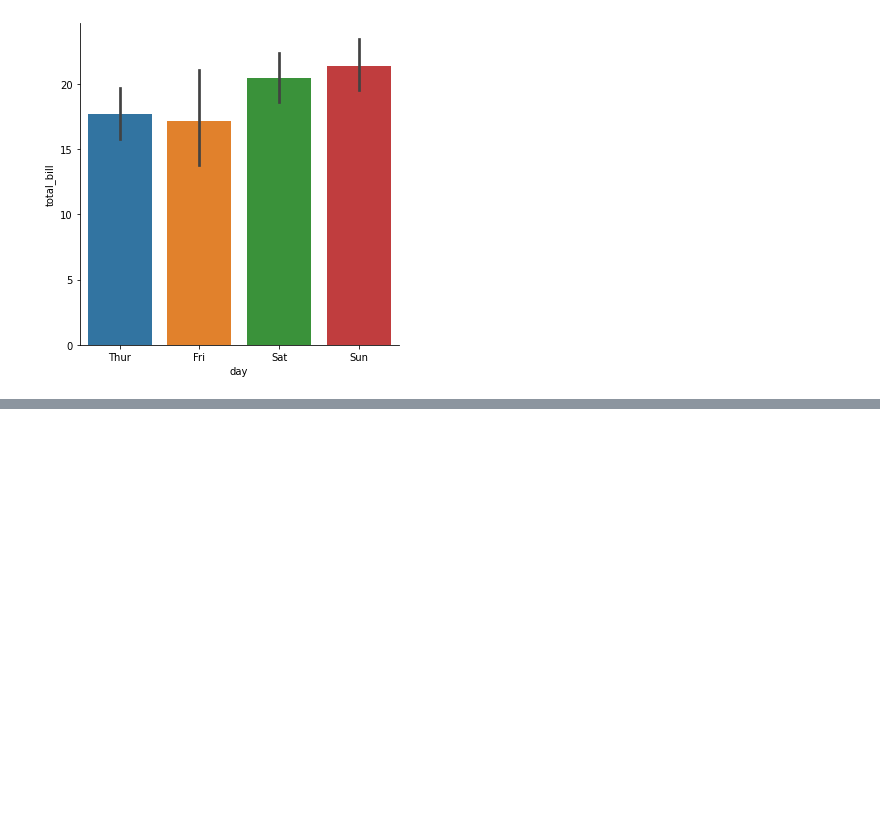
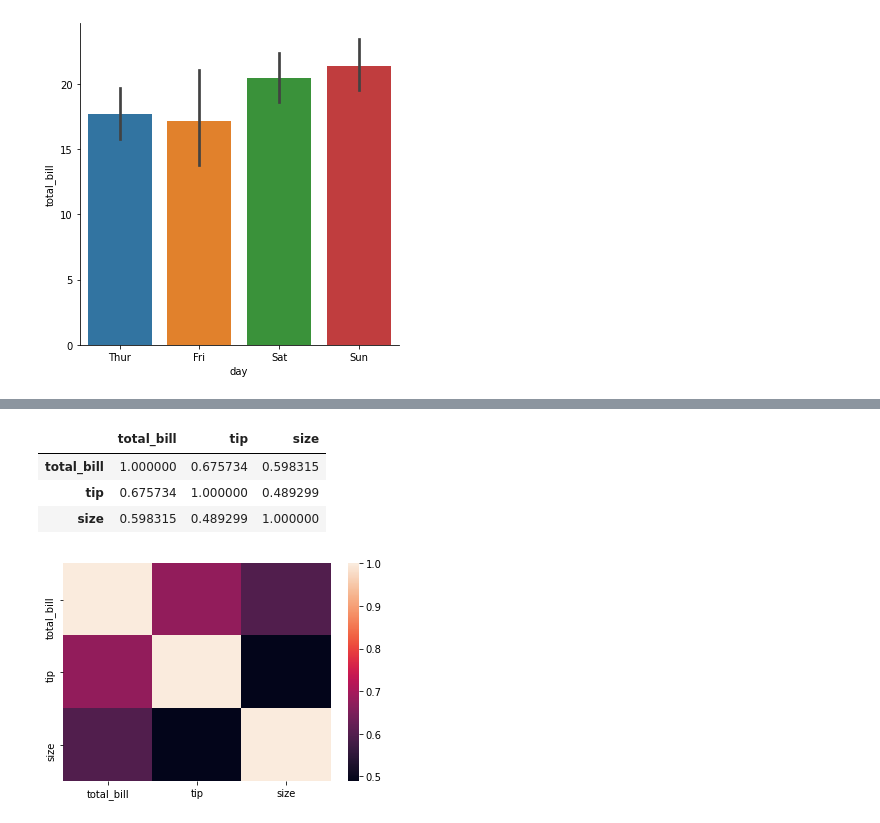
Before and after one commit to GKPSingh/M2D18, a Jupyter notebook: Learning SeaBorn.ipynb, the cells around one changed output, grey strips where cells are left out. Saved outputs shown, nothing was run; the diff lists cells and outputs as text; code cells hidden in the pictures; blank space fills up the shorter version.

```diff
--- a/Learning SeaBorn.ipynb
+++ b/Learning SeaBorn.ipynb
@@ -148,0 +170,12 @@ sns.factorplot(x = 'day', y= 'total_bill', data = tips, kind = 'bar');
+# %%
+tc= tips.corr()
+tc
+# %% [output]
+|  | total_bill | tip | size |
+| total_bill | 1.000000 | 0.675734 | 0.598315 |
+| tip | 0.675734 | 1.000000 | 0.489299 |
+| size | 0.598315 | 0.489299 | 1.000000 |
+# %%
+sns.heatmap(tc);
+# %% [output]
+[figure, added]
```
Also changed, not shown: parts of 13 cells of this notebook.
